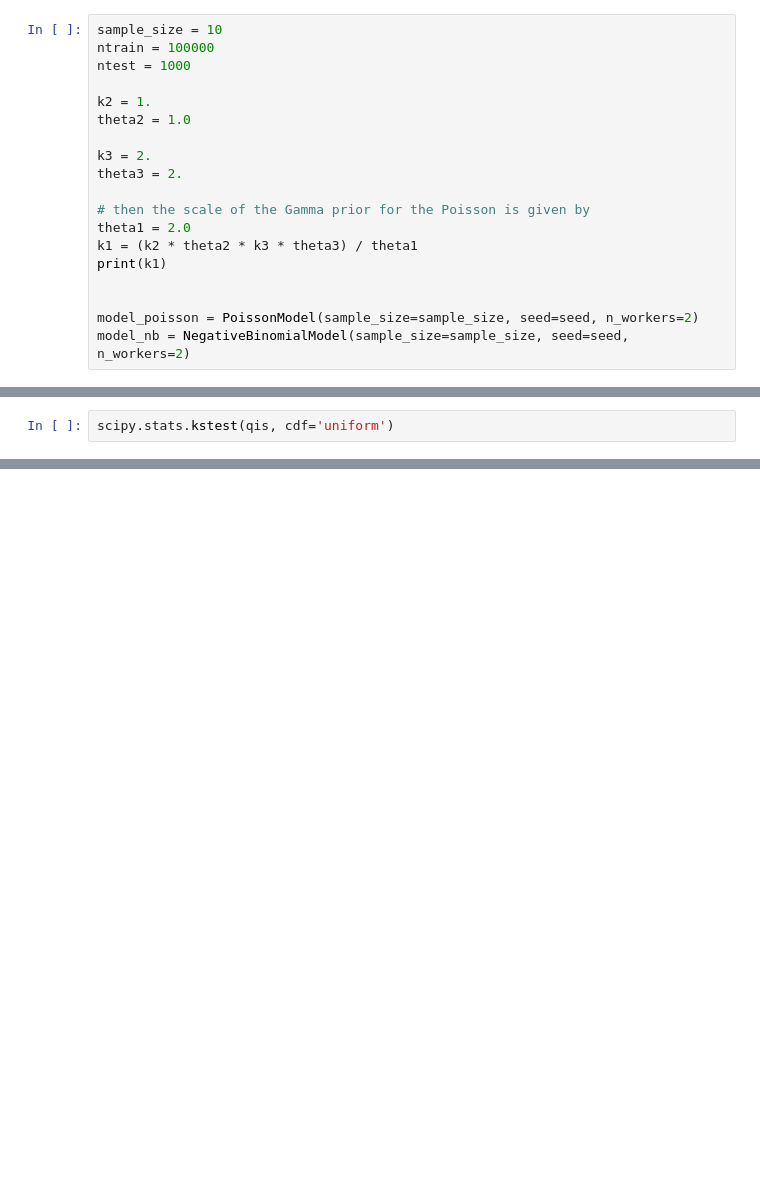
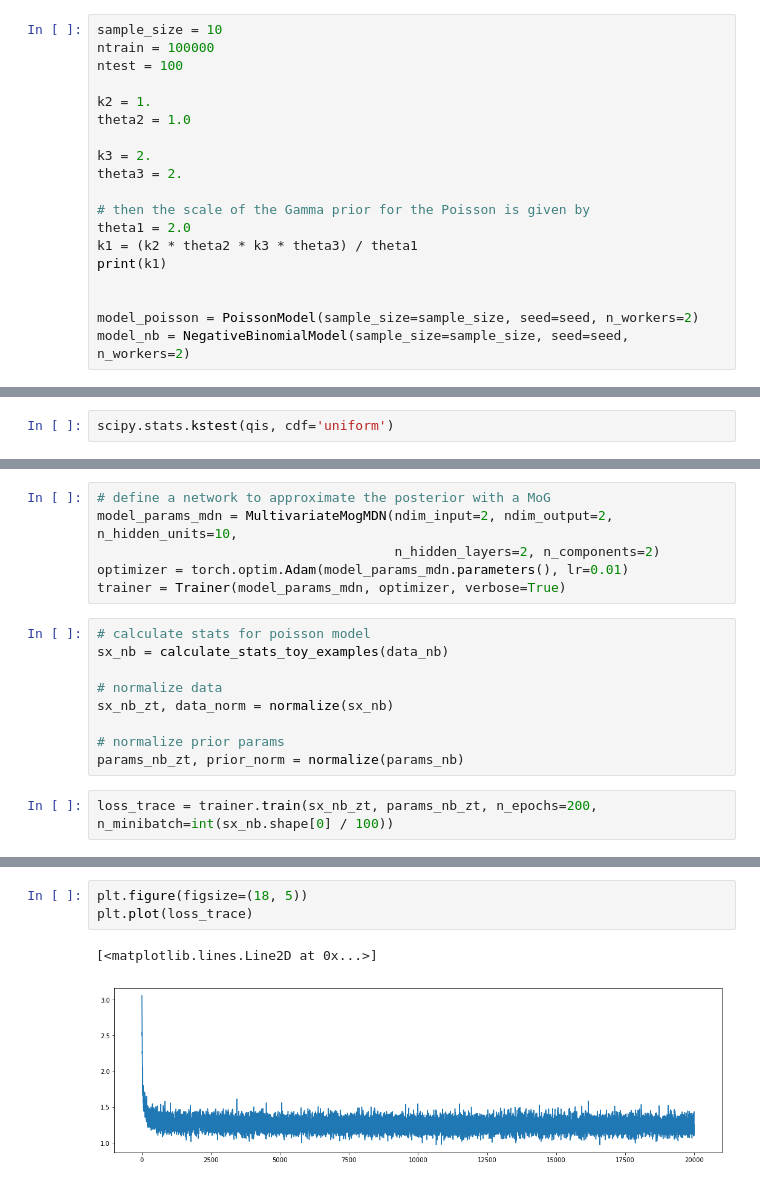
Before and after one commit to janfb/mcabc, a Jupyter notebook: notebooks/ModelComparison_ToyExample.ipynb, the cells around one changed output, grey strips where cells are left out. Saved outputs shown, nothing was run; the diff lists cells and outputs as text; blank space fills up the shorter version.

Commit message:
extend posterior checks to NB posterior. WIP

```diff
--- a/notebooks/ModelComparison_ToyExample.ipynb
+++ b/notebooks/ModelComparison_ToyExample.ipynb
@@ -27,7 +28,7 @@ figure_folder = '../figures/'
 # %%
 sample_size = 10
 ntrain = 100000
-ntest = 1000
+ntest = 100
 
 k2 = 1.
 theta2 = 1.0
@@ -268,0 +275,17 @@ scipy.stats.kstest(qis, cdf='uniform')
+# %%
+# define a network to approximate the posterior with a MoG
+model_params_mdn = MultivariateMogMDN(ndim_input=2, ndim_output=2, n_hidden_units=10,
+                                      n_hidden_layers=2, n_components=2)
+optimizer = torch.optim.Adam(model_params_mdn.parameters(), lr=0.01)
+trainer = Trainer(model_params_mdn, optimizer, verbose=True)
+# %%
+# calculate stats for poisson model
+sx_nb = calculate_stats_toy_examples(data_nb)
+
+# normalize data
+sx_nb_zt, data_norm = normalize(sx_nb)
+
+# normalize prior params
+params_nb_zt, prior_norm = normalize(params_nb)
+# %%
+loss_trace = trainer.train(sx_nb_zt, params_nb_zt, n_epochs=200, n_minibatch=int(sx_nb.shape[0] / 100))
@@ -268,0 +295,6 @@ scipy.stats.kstest(qis, cdf='uniform')
+# %%
+plt.figure(figsize=(18, 5))
+plt.plot(loss_trace)
+# %% [output]
+[<matplotlib.lines.Line2D at 0x...>]
+[figure, added]
```
Also changed, not shown: parts of 24 cells of this notebook, 2 other files.
